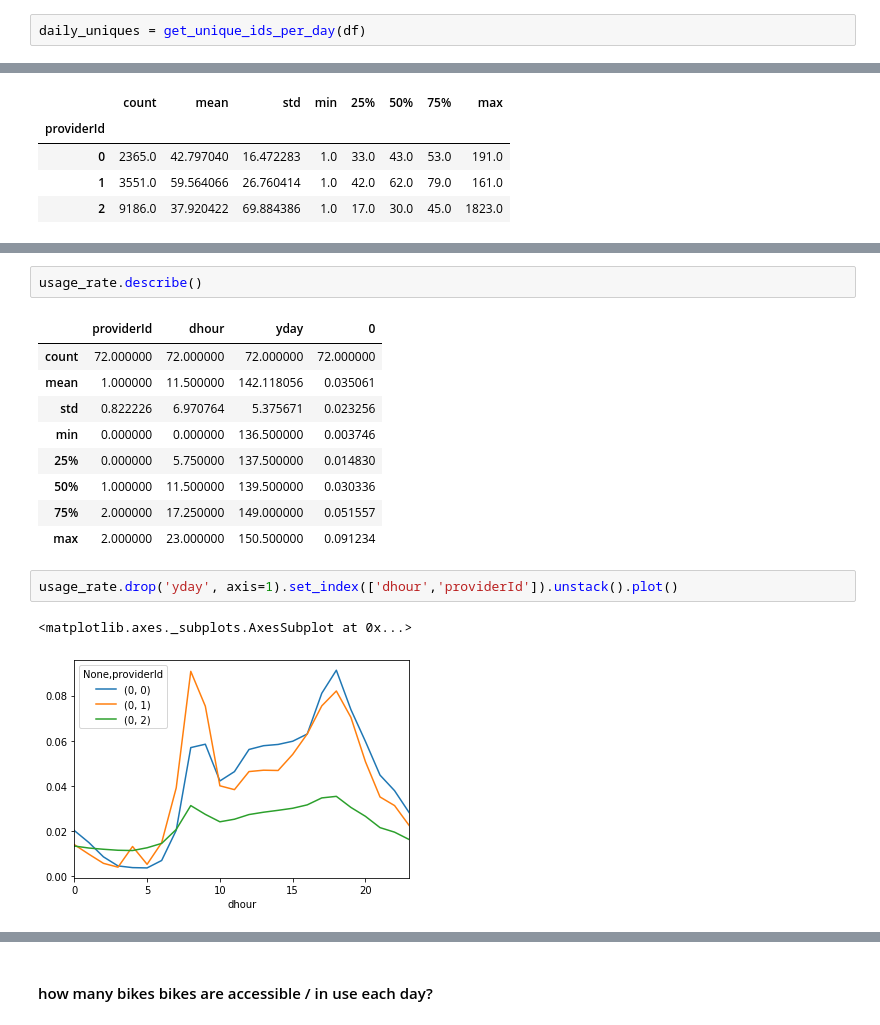
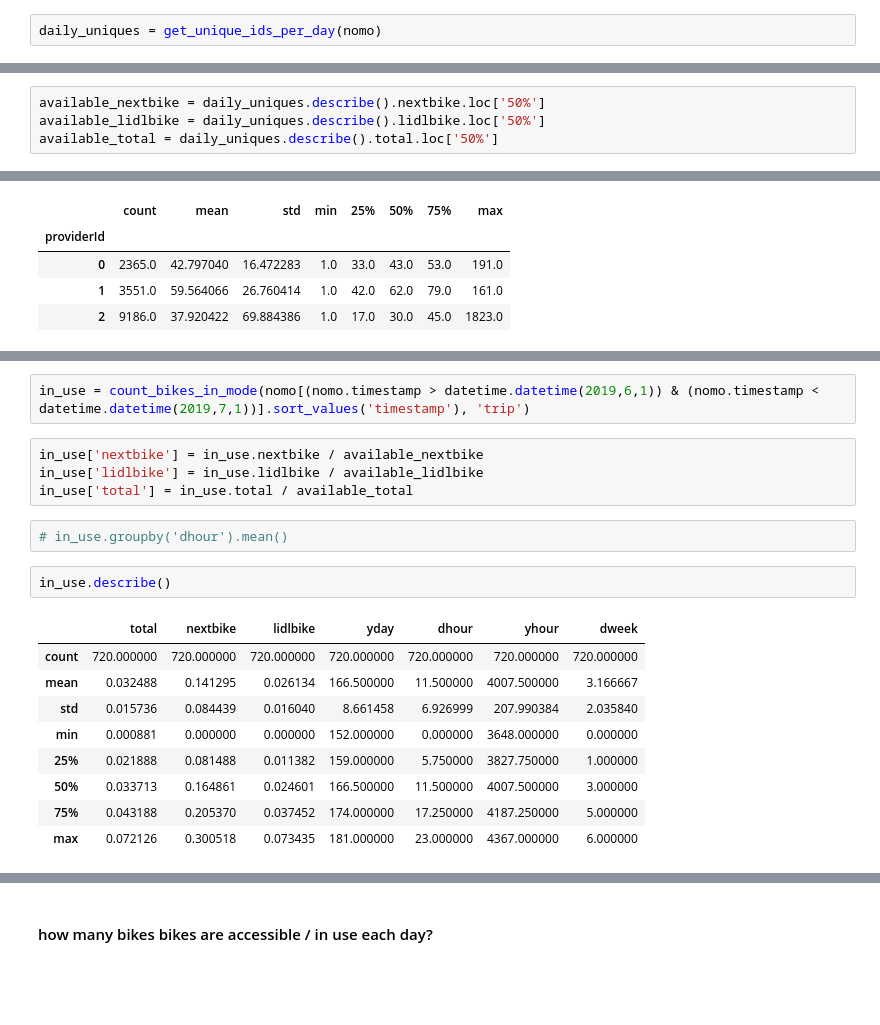
Before and after one commit to technologiestiftung/bike-sharing, a Jupyter notebook: src/analysis/analysis.ipynb, the cells around one changed output, grey strips where cells are left out. Drawn from its saved outputs; the diff is of its cells as text; blank space fills up the shorter version.

```diff
--- a/src/analysis/analysis.ipynb
+++ b/src/analysis/analysis.ipynb
@@ -157,7 +230,7 @@ def get_unique_ids(df):
     unique_bikes.columns = [['total', 'nextbike', 'lidlbike', 'mobike']]
     return unique_bikes
 # %%
-daily_uniques = get_unique_ids_per_day(df)
+daily_uniques = get_unique_ids_per_day(nomo)
 # %%
 daily_uniques.describe()
 # %% [output]
@@ -173,3 +246,7 @@ daily_uniques.describe()
+# %%
+available_nextbike = daily_uniques.describe().nextbike.loc['50%']
+available_lidlbike = daily_uniques.describe().lidlbike.loc['50%']
+available_total = daily_uniques.describe().total.loc['50%']
 # %%
 uniques = get_unique_ids(df)
 uniques
@@ -204,17 +319,20 @@ usage_rate = (in_use.in_use / in_use.accessible).reset_index().groupby(['provide
+# %%
+in_use = count_bikes_in_mode(nomo[(nomo.timestamp > datetime.datetime(2019,6,1)) & (nomo.timestamp < datetime.datetime(2019,7,1))].sort_values('timestamp'), 'trip')
+# %%
+in_use['nextbike'] = in_use.nextbike / available_nextbike
+in_use['lidlbike'] = in_use.lidlbike / available_lidlbike
+in_use['total'] = in_use.total / available_total
+# %%
+# in_use.groupby('dhour').mean()
 # %%
-usage_rate.describe()
+in_use.describe()
 # %% [output]
-|  | providerId | dhour | yday | 0 |
-| count | 72.000000 | 72.000000 | 72.000000 | 72.000000 |
-| mean | 1.000000 | 11.500000 | 142.118056 | 0.035061 |
-| std | 0.822226 | 6.970764 | 5.375671 | 0.023256 |
-| min | 0.000000 | 0.000000 | 136.500000 | 0.003746 |
-| 25% | 0.000000 | 5.750000 | 137.500000 | 0.014830 |
-| 50% | 1.000000 | 11.500000 | 139.500000 | 0.030336 |
-| 75% | 2.000000 | 17.250000 | 149.000000 | 0.051557 |
-| max | 2.000000 | 23.000000 | 150.500000 | 0.091234 |
+|  | total | nextbike | lidlbike | yday | dhour | yhour | dweek |
+| count | 720.000000 | 720.000000 | 720.000000 | 720.000000 | 720.000000 | 720.000000 | 720.000000 |
+| mean | 0.032488 | 0.141295 | 0.026134 | 166.500000 | 11.500000 | 4007.500000 | 3.166667 |
+| std | 0.015736 | 0.084439 | 0.016040 | 8.661458 | 6.926999 | 207.990384 | 2.035840 |
+| min | 0.000881 | 0.000000 | 0.000000 | 152.000000 | 0.000000 | 3648.000000 | 0.000000 |
+| 25% | 0.021888 | 0.081488 | 0.011382 | 159.000000 | 5.750000 | 3827.750000 | 1.000000 |
+| 50% | 0.033713 | 0.164861 | 0.024601 | 166.500000 | 11.500000 | 4007.500000 | 3.000000 |
+| 75% | 0.043188 | 0.205370 | 0.037452 | 174.000000 | 17.250000 | 4187.250000 | 5.000000 |
+| max | 0.072126 | 0.300518 | 0.073435 | 181.000000 | 23.000000 | 4367.000000 | 6.000000 |
-# %%
-usage_rate.drop('yday', axis=1).set_index(['dhour','providerId']).unstack().plot()
-# %% [output]
-<matplotlib.axes._subplots.AxesSubplot at 0x...>
-[figure, removed]
```
Also changed, not shown: parts of 89 cells of this notebook.
